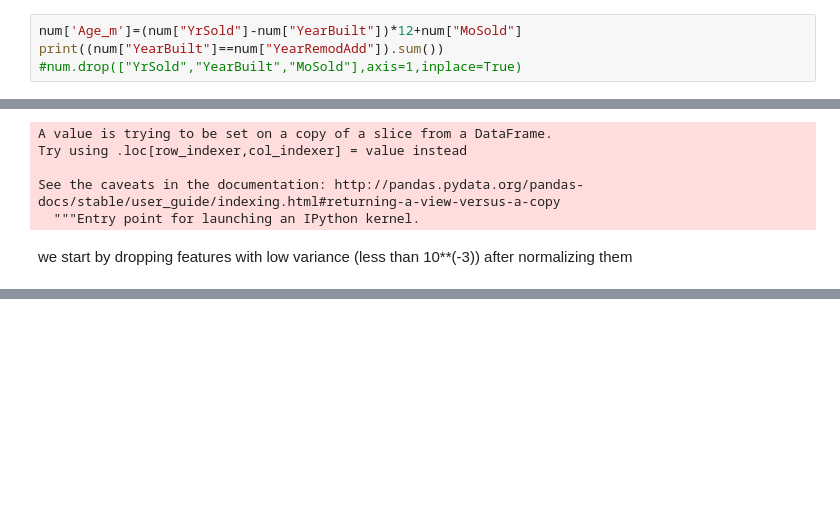
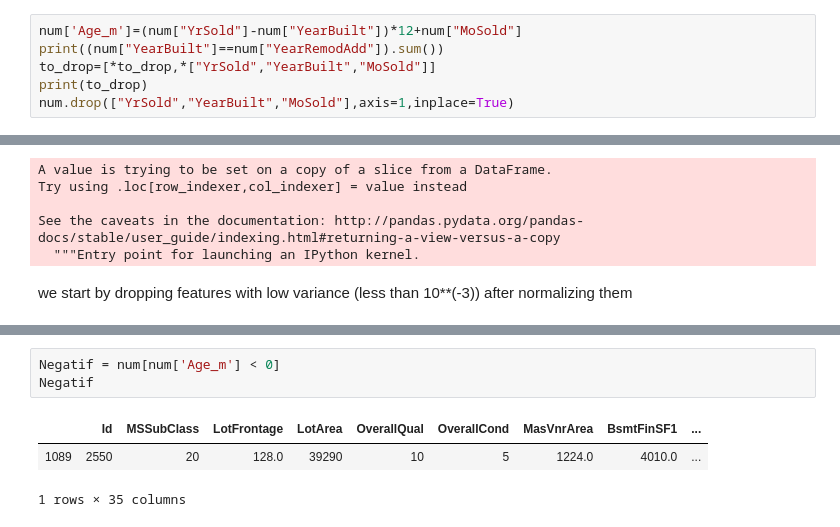
Before and after one commit to meclotfi/House-Prices-advanced-Regression-techniques-Competition-Kaggle-, a Jupyter notebook: notebook.ipynb, the cells around one changed output, grey strips where cells are left out. Drawn from its saved outputs; the diff is of its cells as text; blank space fills up the shorter version.

```diff
--- a/notebook.ipynb
+++ b/notebook.ipynb
@@ -156,6 +162,8 @@ dtype: int64
 # %%
 num['Age_m']=(num["YrSold"]-num["YearBuilt"])*12+num["MoSold"]
 print((num["YearBuilt"]==num["YearRemodAdd"]).sum())
-#num.drop(["YrSold","YearBuilt","MoSold"],axis=1,inplace=True)
+to_drop=[*to_drop,*["YrSold","YearBuilt","MoSold"]]
+print(to_drop)
+num.drop(["YrSold","YearBuilt","MoSold"],axis=1,inplace=True)
 # %% [output]
 1560
@@ -186,0 +246,7 @@ See the caveats in the documentation: http://pandas.pydata.org/pandas-docs/stabl
+# %%
+Negatif = num[num['Age_m'] < 0]
+Negatif
+# %% [output]
+|  | Id | MSSubClass | LotFrontage | LotArea | OverallQual | OverallCond | MasVnrArea | BsmtFinSF1 | ... |
+| 1089 | 2550 | 20 | 128.0 | 39290 | 10 | 5 | 1224.0 | 4010.0 | ... |
+1 rows × 35 columns
```
Also changed, not shown: parts of 39 cells of this notebook.
